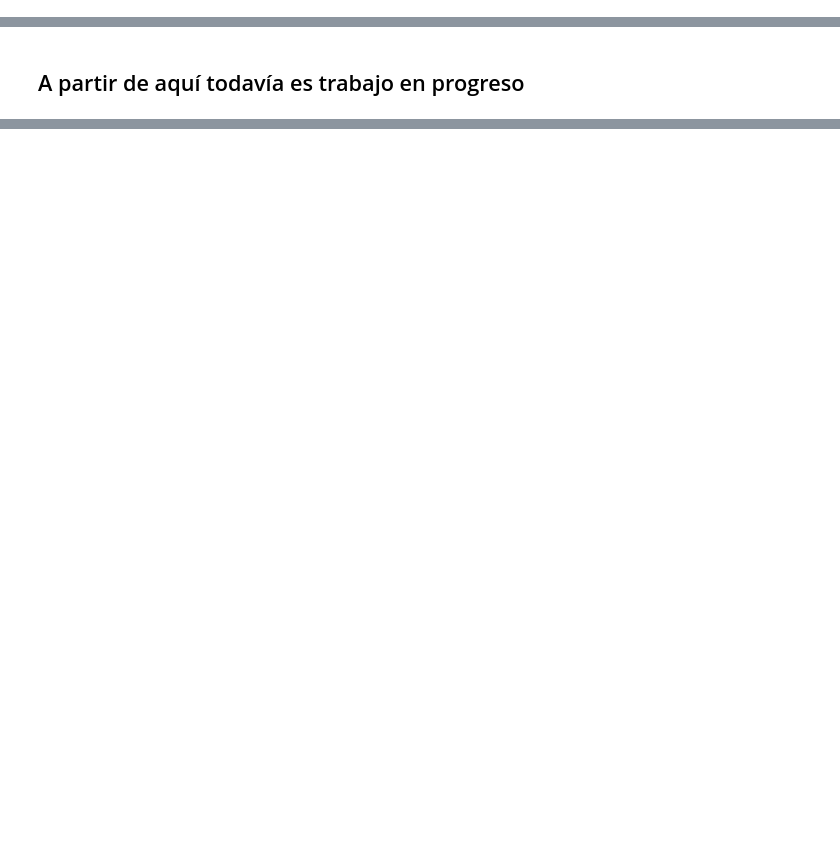
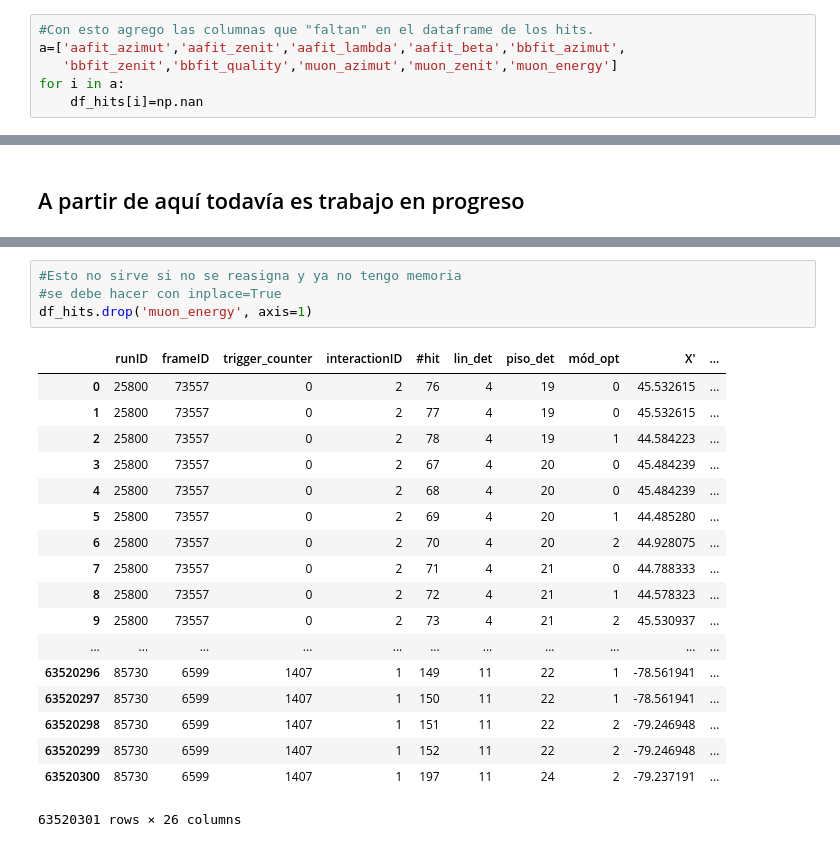
Before and after one commit to mark-ortiz/TFMIA, a Jupyter notebook: MODELADO.ipynb, the cells around one changed output, grey strips where cells are left out. Cells and saved outputs as stored; diff of their text form; blank space fills up the shorter version.

```diff
--- a/MODELADO.ipynb
+++ b/MODELADO.ipynb
@@ -129,0 +156,6 @@ df_aafit.sample(20)
+# %%
+#Con esto agrego las columnas que "faltan" en el dataframe de los hits.
+a=['aafit_azimut','aafit_zenit','aafit_lambda','aafit_beta','bbfit_azimut',
+   'bbfit_zenit','bbfit_quality','muon_azimut','muon_zenit','muon_energy']
+for i in a:
+    df_hits[i]=np.nan
@@ -148,0 +277,23 @@ df_hits[df_hits['runID']==25800].shape
+# %%
+#Esto no sirve si no se reasigna y ya no tengo memoria
+#se debe hacer con inplace=True
+df_hits.drop('muon_energy', axis=1)
+# %% [output]
+|  | runID | frameID | trigger_counter | interactionID | #hit | lin_det | piso_det | mód_opt | X' | ... |
+| 0 | 25800 | 73557 | 0 | 2 | 76 | 4 | 19 | 0 | 45.532615 | ... |
+| 1 | 25800 | 73557 | 0 | 2 | 77 | 4 | 19 | 0 | 45.532615 | ... |
+| 2 | 25800 | 73557 | 0 | 2 | 78 | 4 | 19 | 1 | 44.584223 | ... |
+| 3 | 25800 | 73557 | 0 | 2 | 67 | 4 | 20 | 0 | 45.484239 | ... |
+| 4 | 25800 | 73557 | 0 | 2 | 68 | 4 | 20 | 0 | 45.484239 | ... |
+| 5 | 25800 | 73557 | 0 | 2 | 69 | 4 | 20 | 1 | 44.485280 | ... |
+| 6 | 25800 | 73557 | 0 | 2 | 70 | 4 | 20 | 2 | 44.928075 | ... |
+| 7 | 25800 | 73557 | 0 | 2 | 71 | 4 | 21 | 0 | 44.788333 | ... |
+| 8 | 25800 | 73557 | 0 | 2 | 72 | 4 | 21 | 1 | 44.578323 | ... |
+| 9 | 25800 | 73557 | 0 | 2 | 73 | 4 | 21 | 2 | 45.530937 | ... |
+| ... | ... | ... | ... | ... | ... | ... | ... | ... | ... | ... |
+| 63520296 | 85730 | 6599 | 1407 | 1 | 149 | 11 | 22 | 1 | -78.561941 | ... |
+| 63520297 | 85730 | 6599 | 1407 | 1 | 150 | 11 | 22 | 1 | -78.561941 | ... |
+| 63520298 | 85730 | 6599 | 1407 | 1 | 151 | 11 | 22 | 2 | -79.246948 | ... |
+| 63520299 | 85730 | 6599 | 1407 | 1 | 152 | 11 | 22 | 2 | -79.246948 | ... |
+| 63520300 | 85730 | 6599 | 1407 | 1 | 197 | 11 | 24 | 2 | -79.237191 | ... |
+63520301 rows × 26 columns
```
Also changed, not shown: parts of 19 cells of this notebook.
